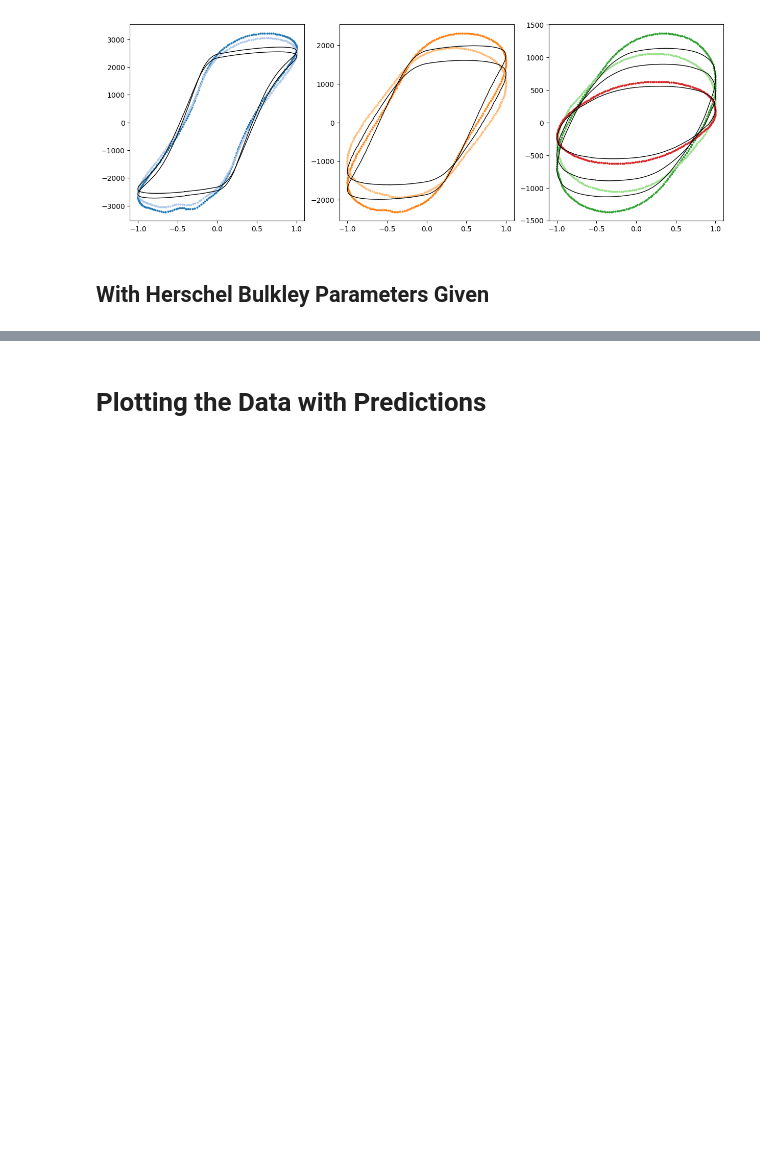
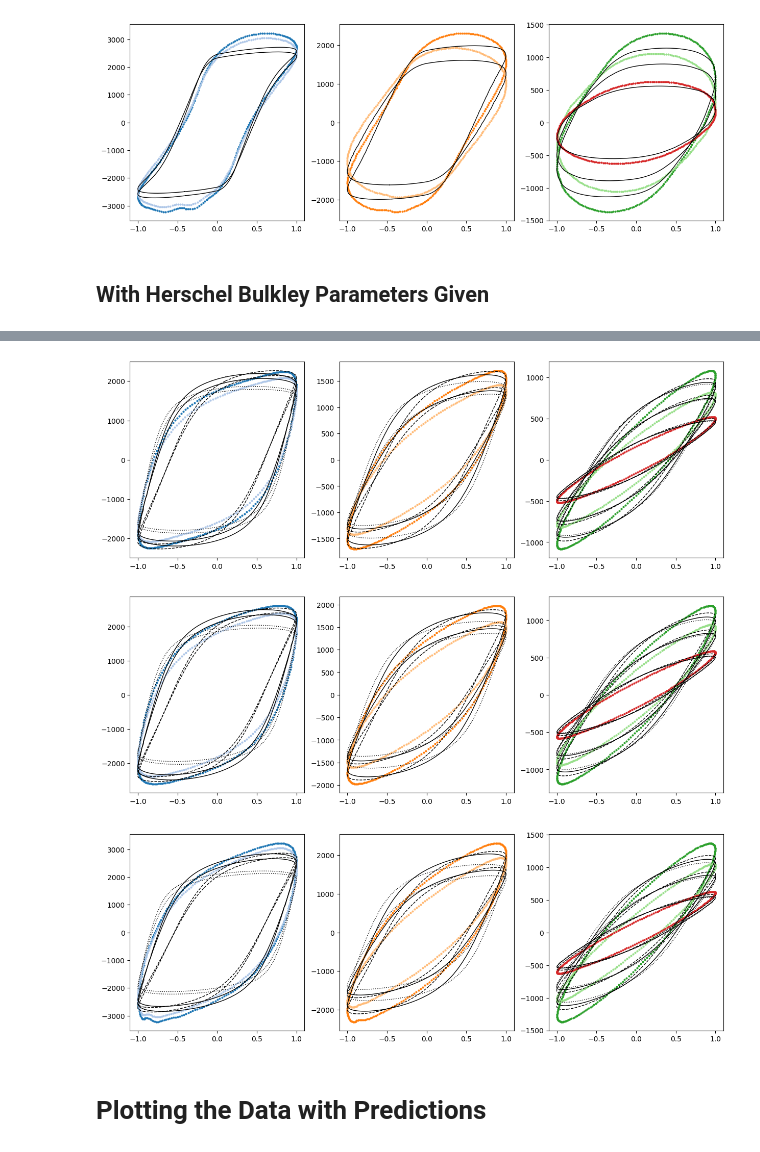
Before and after one commit to DrNjitram/vdSman_Constitutive_Model_Fitting, a Jupyter notebook: fitting.ipynb, the cells around one changed output, grey strips where cells are left out. Cells and saved outputs as stored; diff of their text form; code cells hidden in the pictures; blank space fills up the shorter version.

```diff
--- a/fitting.ipynb
+++ b/fitting.ipynb
@@ -581,7 +548,7 @@ for freqval in freqvals:
         gammadot_data =data_exp_avg[strain_index+len(strain_values_nonlin)*freqindex][col_index_shearrate][-nelements_cycle:]
         G1, G2, data_pred, time = Ruud_Single_Cycle_Full(modulus, trel, freqval, strainval,\
                                                                 opt_par_all, cycles, eta_inf,\
-                                                            ntimesteps_cycle, gammadot_data)
+                                                            ntimesteps_cycle, gammadot_data, gammadot_howto='from data')
         data_pred_all.append(data_pred)
         strain_index+=1
     freqindex +=1
@@ -649,7 +616,7 @@ if 'HBparam_laos' in globals():
     opt_par_HBgiven_laos = [HBparam_laos[0], HBparam_laos[1], opt_par_newlaos[0], HBparam_laos[2], opt_par_newlaos[1]]
     print(opt_par_HBgiven_laos)
 
-    variation = np.linspace(0.05,10,100)
+    variation = np.linspace(0.05,20,100)
 
     p= 2
     n= nelements_cycle * len(strain_values_nonlin)
@@ -810,7 +786,8 @@ for k in range(0,len(freqvals)):
         for i in range(0,len(strain_values_nonlin)):
             x1 = data_exp_avg[i+k*len(strain_values_nonlin)][col_index_strain][-nelements_cycle:]
             G1, G2, y1, time = Ruud_Single_Cycle_Full(modulus, trel, freqval,  strain_values_nonlin[i], opt_par_HBgiven_laos,cycles,\
-                        eta_inf, ntimesteps_cycle,  gammadot_data=data_exp_avg[i+k*len(strain_values_nonlin)][col_index_shearrate][-nelements_cycle:])
+                        eta_inf, ntimesteps_cycle,  gammadot_data=data_exp_avg[i+k*len(strain_values_nonlin)][col_index_shearrate][-nelements_cycle:],\
+                        gammadot_howto='from data')
 
             if i < 2:
                 # Plot data in the first subplot
@@ -828,37 +805,43 @@ for k in range(0,len(freqvals)):
         for i in range(0,len(strain_values_nonlin)):
             x1 = data_exp_avg[i+k*len(strain_values_nonlin)][col_index_strain][-nelements_cycle:]
             G1, G2, y1, time = Ruud_Single_Cycle_Full(modulus, trel, freqval,  strain_values_nonlin[i], opt_par_HBgiven_st,cycles,\
-                        eta_inf, ntimesteps_cycle,  gammadot_data=data_exp_avg[i+k*len(strain_values_nonlin)][col_index_shearrate][-nelements_cycle:])
+                        eta_inf, ntimesteps_cycle,  gammadot_data=data_exp_avg[i+k*len(strain_values_nonlin)][col_index_shearrate][-nelements_cycle:],\
+                        gammadot_howto='from data')
 
             if i < 2:
                 # Plot data in the first subplot
                 axs[0].plot(np.divide(x1,max(x1)), y1[-nelements_cycle:], color='black', label='Data 1', markersize=2, linewidth =1, linestyle='--')
 
             if 2 <= i < 4:
                 # Plot data in the first subplot
                 axs[1].plot(np.divide(x1,max(x1)), y1[-nelements_cycle:],color='black', label='Data 1', markersize=2, linewidth =1, linestyle='--')
 
             if  4 <= i:
                 # Plot data in the first subplot
                 axs[2].plot(np.divide(x1,max(x1)), y1[-nelements_cycle:], color='black', label='Data 1', markersize=2, linewidth =1, linestyle='--')
 
     if 'HBparam_ext' in globals():
         for i in range(0,len(strain_values_nonlin)):
             x1 = data_exp_avg[i+k*len(strain_values_nonlin)][col_index_strain][-nelements_cycle:]
             G1, G2, y1, time = Ruud_Single_Cycle_Full(modulus, trel, freqval,  strain_values_nonlin[i], opt_par_HBgiven_ext,cycles,\
-                        eta_inf, ntimesteps_cycle,  gammadot_data=data_exp_avg[i+k*len(strain_values_nonlin)][col_index_shearrate][-nelements_cycle:])
+                        eta_inf, ntimesteps_cycle,  gammadot_data=data_exp_avg[i+k*len(strain_values_nonlin)][col_index_shearrate][-nelements_cycle:],\
+                        gammadot_howto='from data')
 
             if i < 2:
                 # Plot data in the first subplot
                 axs[0].plot(np.divide(x1,max(x1)), y1[-nelements_cycle:], color='black', label='Data 1', markersize=2, linewidth =1, linestyle=':')
 
             if 2 <= i < 4:
                 # Plot data in the first subplot
                 axs[1].plot(np.divide(x1,max(x1)), y1[-nelements_cycle:],color='black', label='Data 1', markersize=2, linewidth =1, linestyle=':')
 
             if  4 <= i:
                 # Plot data in the first subplot
                 axs[2].plot(np.divide(x1,max(x1)), y1[-nelements_cycle:], color='black', label='Data 1', markersize=2, linewidth =1, linestyle=':')
+# %% [output]
+[figure, added]
+[figure, added]
+[figure, added]
 # %% [markdown]
 # Plotting the Data with Predictions
 # %% [markdown]
```
Also changed, not shown: parts of 15 cells of this notebook, 54 other files.
